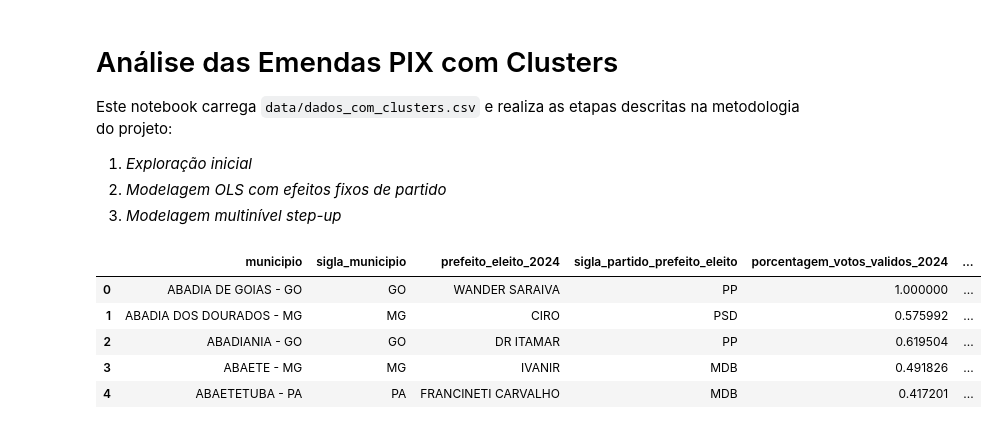
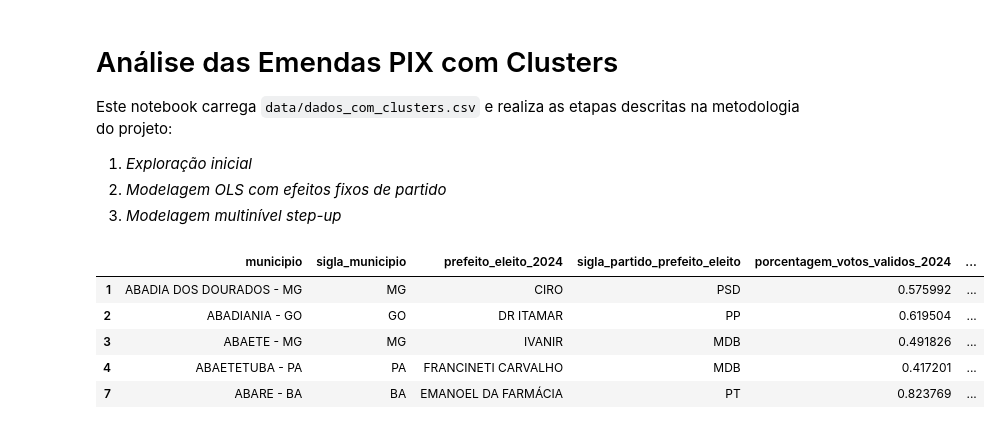
Before and after one commit to brunomelo94/emendas-pix, a Jupyter notebook: notebooks/analise_emendas_pix_clusters.ipynb, the cells around one changed output. Saved outputs shown, nothing was run; the diff lists cells and outputs as text; code cells hidden in the pictures.

```diff
--- a/notebooks/analise_emendas_pix_clusters.ipynb
+++ b/notebooks/analise_emendas_pix_clusters.ipynb
@@ -14,14 +14,15 @@ import statsmodels.api as sm
 # %%
 df = pd.read_csv("../data/dados_com_clusters.csv").dropna()
 df = df[df["porcentagem_votos_validos_2024"] < 1]
+df = df[df["emendas_pix_per_capita_partido_prefeito_eleito"] > 1000]
 df.head()
 # %% [output]
 |  | municipio | sigla_municipio | prefeito_eleito_2024 | sigla_partido_prefeito_eleito | porcentagem_votos_validos_2024 | ... |
-| 0 | ABADIA DE GOIAS - GO | GO | WANDER SARAIVA | PP | 1.000000 | ... |
 | 1 | ABADIA DOS DOURADOS - MG | MG | CIRO | PSD | 0.575992 | ... |
 | 2 | ABADIANIA - GO | GO | DR ITAMAR | PP | 0.619504 | ... |
 | 3 | ABAETE - MG | MG | IVANIR | MDB | 0.491826 | ... |
 | 4 | ABAETETUBA - PA | PA | FRANCINETI CARVALHO | MDB | 0.417201 | ... |
+| 7 | ABARE - BA | BA | EMANOEL DA FARMÁCIA | PT | 0.823769 | ... |
 # %%
 sns.set(style='whitegrid')
 plt.figure(figsize=(6,4))
```
Also changed, not shown: parts of 7 cells of this notebook.
